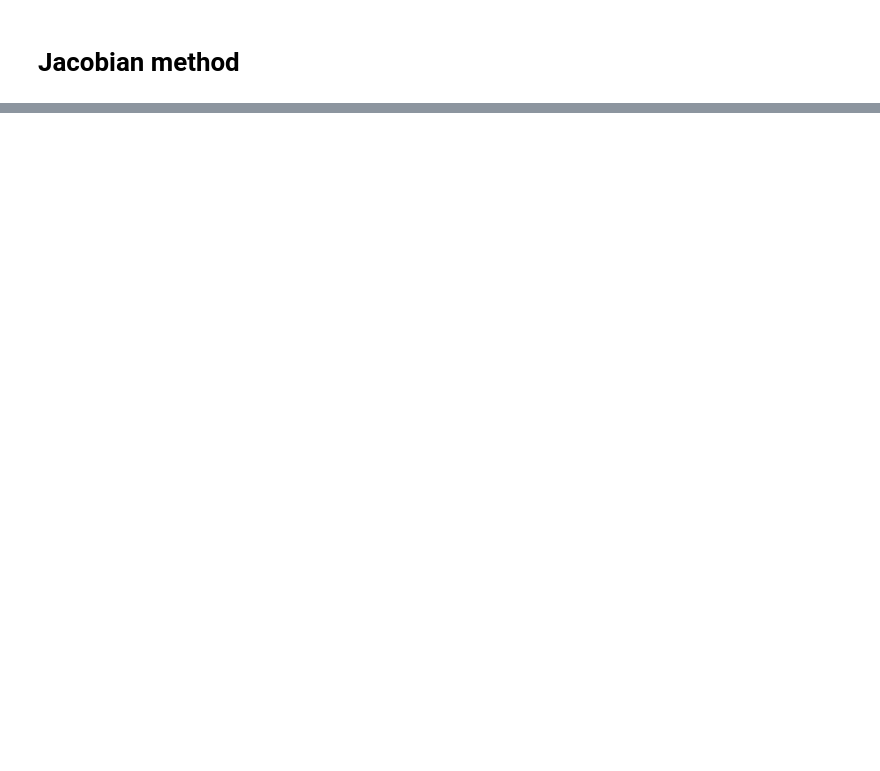
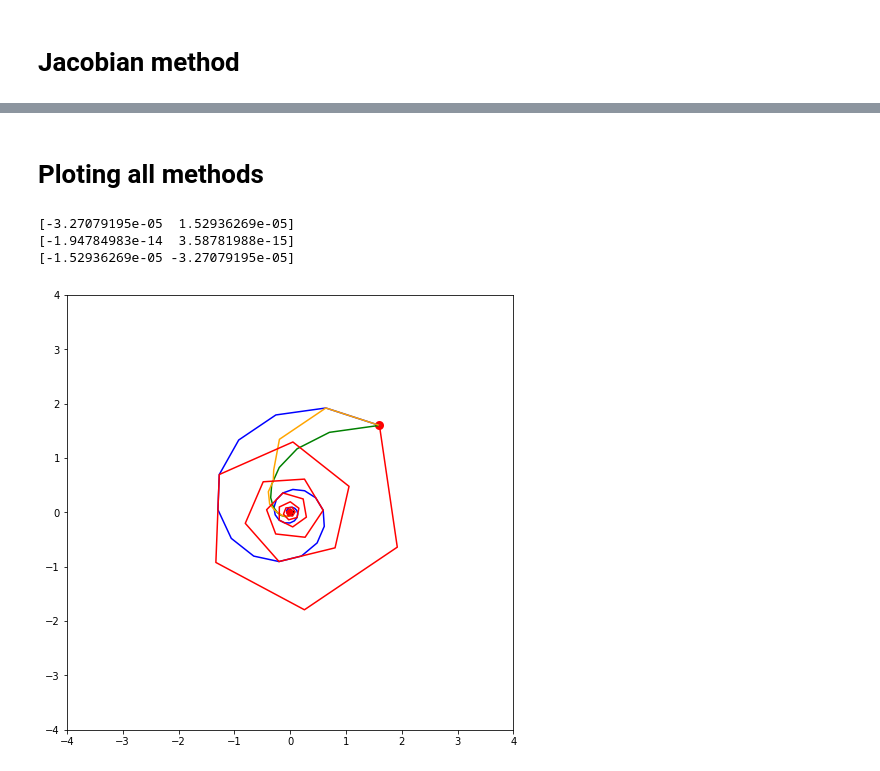
Before and after one commit to jkasalt/ganz_OptML, a Jupyter notebook: convex_concave.ipynb, the cells around one changed output, grey strips where cells are left out. Saved outputs shown, nothing was run; the diff lists cells and outputs as text; code cells hidden in the pictures; blank space fills up the shorter version.

```diff
--- a/convex_concave.ipynb
+++ b/convex_concave.ipynb
@@ -217,0 +261,36 @@ points, update_directions = JM(z0, gamma, max_iters)
+# %% [markdown]
+# Ploting all methods
+# %%
+def compare_all_methods(z0, gamma, max_iters):
+    z_gda, updts_gda = GDA(z0, gamma, max_iters, False)
+    z_egm, updts_egm = EGM(z0, gamma, max_iters, False)
+    z_ogda, updts_ogda = OGDA(z0, gamma, max_iters, False)
+    z_jm, updts_jm = JM(z0, gamma, max_iters, False)
+
+    zs = [z_gda, z_egm, z_ogda, z_jm]
+    colors = ['b', 'g', 'orange', 'r']
+    titles = ['GDA', 'EGM', 'OGDA', 'JM']
+
+    plt.scatter(z0[0], z0[1], color = 'r', lw = 3, label = "Starting point")
+    plt.scatter(0, 0, color = 'k', lw = 2, label = "Minimum point", marker='*')
+
+    for i in range(len(zs)):
+        points = zs[i]
+        xs = [z[0] for z in points]
+        ys = [z[1] for z in points]
+        plt.rcParams["figure.figsize"] = (8,8)
+        plt.plot(xs, ys, color = colors[i], label = f'{titles[i]}')
+
+    ax_lim = 4
+    plt.xlim(-ax_lim,ax_lim)
+    plt.ylim(-ax_lim,ax_lim)
+# %%
+z0 = np.array([1.6,1.6])
+gamma = 0.2
+max_iters = 100
+compare_all_methods(z0, gamma, max_iters)
+# %% [output]
+[-3.27079195e-05  1.52936269e-05]
+[-1.94784983e-14  3.58781988e-15]
+[-1.52936269e-05 -3.27079195e-05]
+[figure, added]
```
Also changed, not shown: parts of 23 cells of this notebook.
